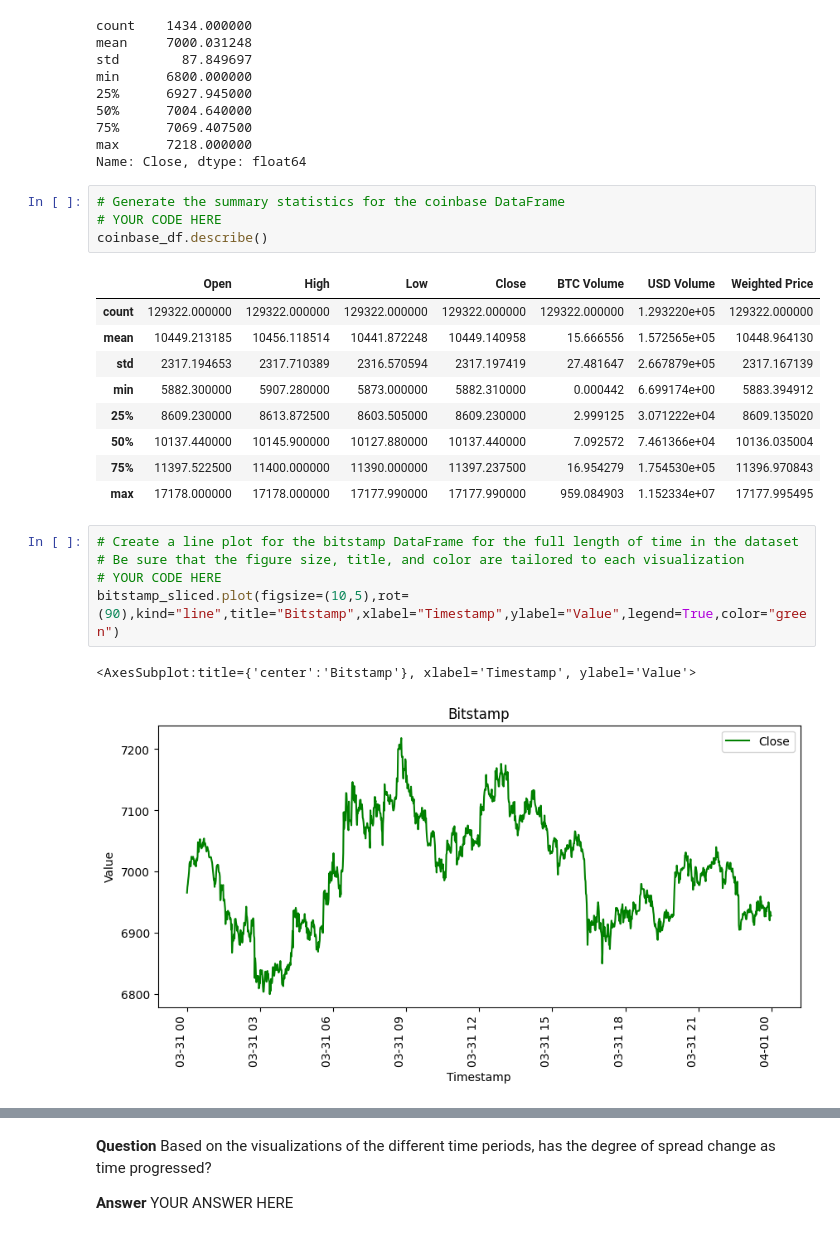
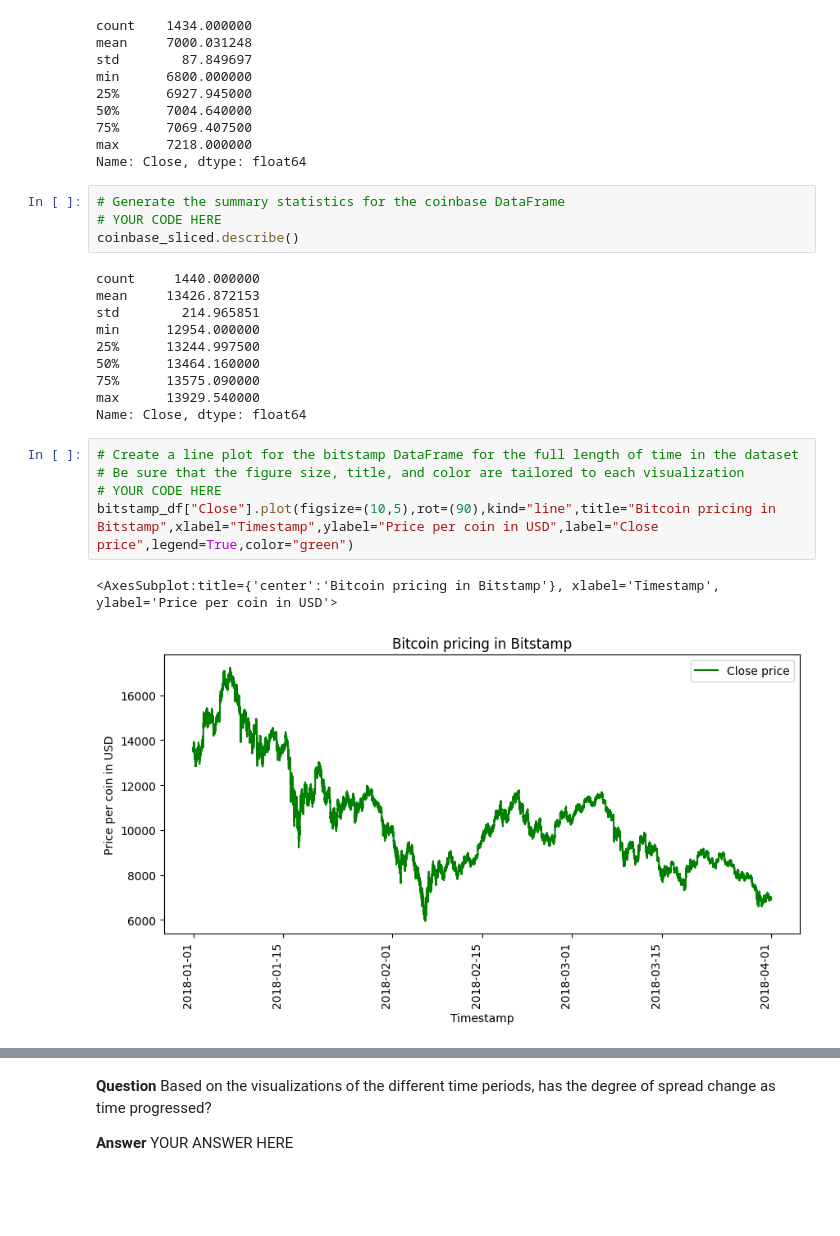
Before and after one commit to jha-ayush/ucb_fintech, a Jupyter notebook: Module_03_Quantitative_analysis_arbitrage_jupyterlab/crypto_arbitrage.ipynb, the cells around one changed output, grey strips where cells are left out. Drawn from its saved outputs; the diff is of its cells as text; blank space fills up the shorter version.

Commit message:
plotting multiple comparisons

```diff
--- a/Module_03_Quantitative_analysis_arbitrage_jupyterlab/crypto_arbitrage.ipynb
+++ b/Module_03_Quantitative_analysis_arbitrage_jupyterlab/crypto_arbitrage.ipynb
@@ -407,25 +437,25 @@ Name: Close, dtype: float64
 # %%
 # Generate the summary statistics for the coinbase DataFrame
 # YOUR CODE HERE
-coinbase_df.describe()
+coinbase_sliced.describe()
 # %% [output]
-|  | Open | High | Low | Close | BTC Volume | USD Volume | Weighted Price |
-| count | 129322.000000 | 129322.000000 | 129322.000000 | 129322.000000 | 129322.000000 | 1.293220e+05 | 129322.000000 |
-| mean | 10449.213185 | 10456.118514 | 10441.872248 | 10449.140958 | 15.666556 | 1.572565e+05 | 10448.964130 |
-| std | 2317.194653 | 2317.710389 | 2316.570594 | 2317.197419 | 27.481647 | 2.667879e+05 | 2317.167139 |
-| min | 5882.300000 | 5907.280000 | 5873.000000 | 5882.310000 | 0.000442 | 6.699174e+00 | 5883.394912 |
-| 25% | 8609.230000 | 8613.872500 | 8603.505000 | 8609.230000 | 2.999125 | 3.071222e+04 | 8609.135020 |
-| 50% | 10137.440000 | 10145.900000 | 10127.880000 | 10137.440000 | 7.092572 | 7.461366e+04 | 10136.035004 |
-| 75% | 11397.522500 | 11400.000000 | 11390.000000 | 11397.237500 | 16.954279 | 1.754530e+05 | 11396.970843 |
-| max | 17178.000000 | 17178.000000 | 17177.990000 | 17177.990000 | 959.084903 | 1.152334e+07 | 17177.995495 |
+count     1440.000000
+mean     13426.872153
+std        214.965851
+min      12954.000000
+25%      13244.997500
+50%      13464.160000
+75%      13575.090000
+max      13929.540000
+Name: Close, dtype: float64
 # %%
 # Create a line plot for the bitstamp DataFrame for the full length of time in the dataset
 # Be sure that the figure size, title, and color are tailored to each visualization
 # YOUR CODE HERE
-bitstamp_sliced.plot(figsize=(10,5),rot=(90),kind="line",title="Bitstamp",xlabel="Timestamp",ylabel="Value",legend=True,color="green")
+bitstamp_df["Close"].plot(figsize=(10,5),rot=(90),kind="line",title="Bitcoin pricing in Bitstamp",xlabel="Timestamp",ylabel="Price per coin in USD",label="Close price",legend=True,color="green")
 # %% [output]
-<AxesSubplot:title={'center':'Bitstamp'}, xlabel='Timestamp', ylabel='Value'>
+<AxesSubplot:title={'center':'Bitcoin pricing in Bitstamp'}, xlabel='Timestamp', ylabel='Price per coin in USD'>
-[figure, old version]
+[figure, new version]
 # %%
 # Create a line plot for the coinbase DataFrame for the full length of time in the dataset
 # Be sure that the figure size, title, and color are tailored to each visualization
```
Also changed, not shown: parts of 6 cells of this notebook, 1 other file.
